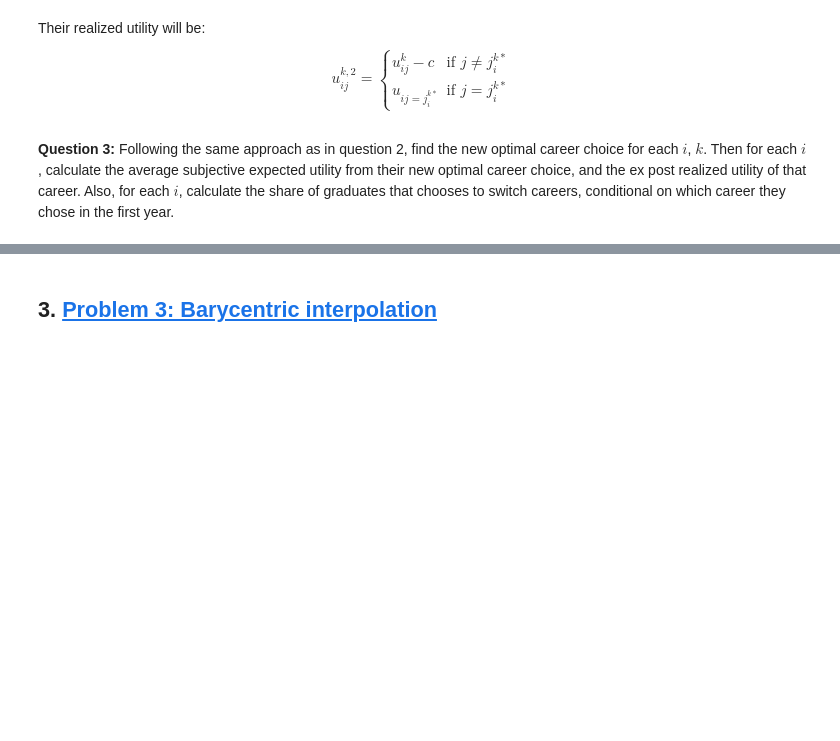
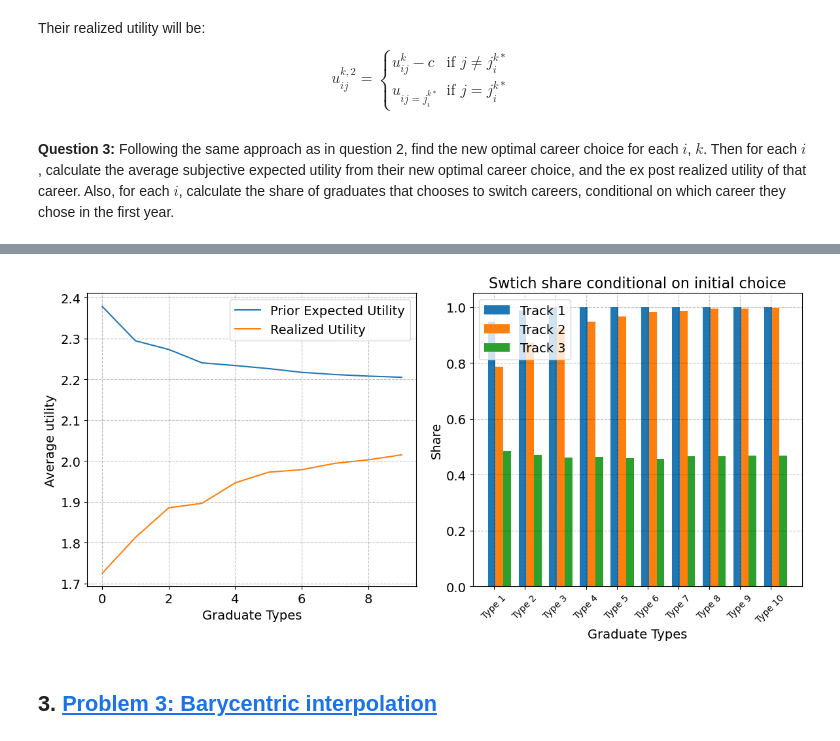
Before and after one commit to NumEconCopenhagen/projects-2024-mikkel-thomas, a Jupyter notebook: examproject/exam_2024 thje.ipynb, the cells around one changed output, grey strips where cells are left out. Cells and saved outputs as stored; diff of their text form; code cells hidden in the pictures; blank space fills up the shorter version.

```diff
--- a/examproject/exam_2024 thje.ipynb
+++ b/examproject/exam_2024 thje.ipynb
@@ -425,3 +499,7 @@ u_ij_prior, u_ij_real, j_star = carrer_choice(par)
+# %%
+problem2.plot_p3(par)
+# %% [output]
+[figure, added]
 # %% [markdown]
 ## 3. <a id='toc3_'></a>[Problem 3: Barycentric interpolation](#toc0_)
 # %% [markdown]
```
Also changed, not shown: parts of 10 cells of this notebook, 1 other file.
